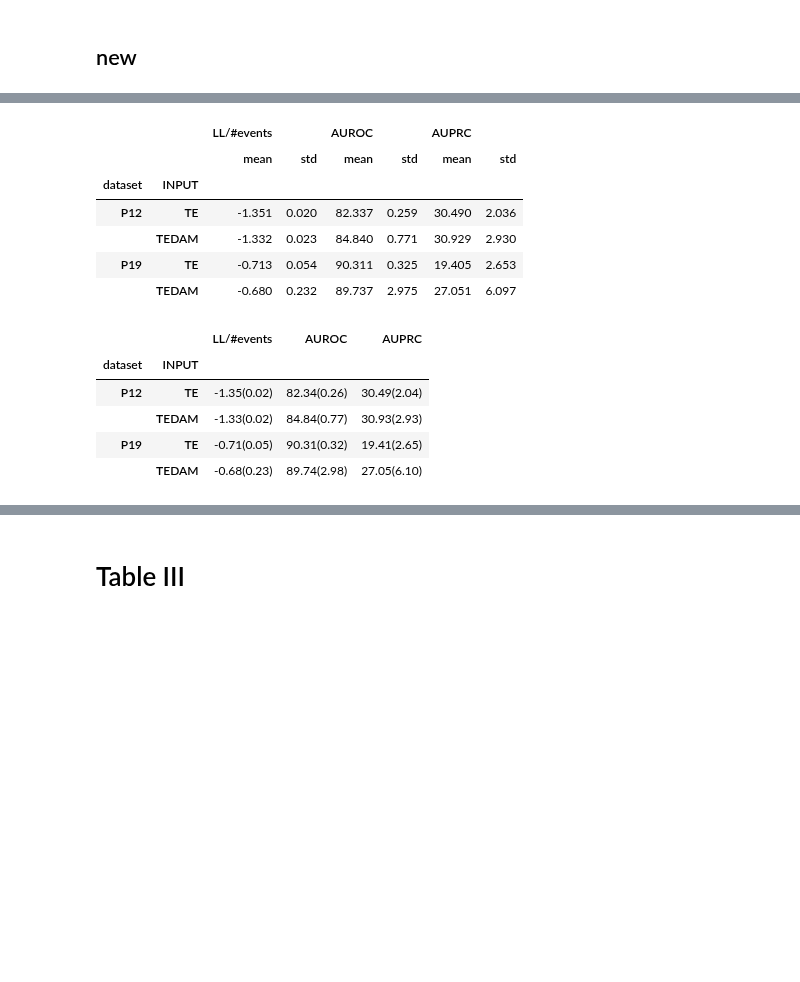
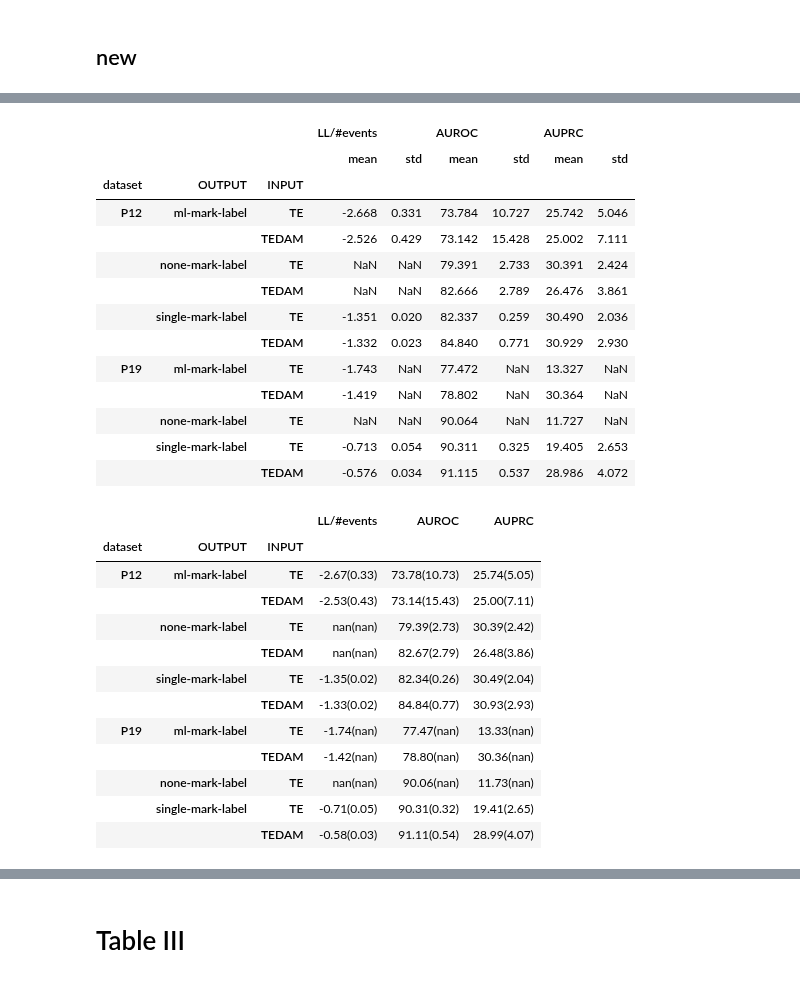
Before and after one commit to hojjatkarami/tedam2, a Jupyter notebook: jup_res.ipynb, the cells around one changed output, grey strips where cells are left out. Saved outputs shown, nothing was run; the diff lists cells and outputs as text; code cells hidden in the pictures; blank space fills up the shorter version.

```diff
--- a/jup_res.ipynb
+++ b/jup_res.ipynb
@@ -399,5 +399,5 @@ df_filt
 # %%
-i_groupby_row =['dataset','INPUT']
+i_groupby_row =['dataset','OUTPUT','INPUT']
 i_groupby_col = ['time_enc']
 i_groupby_col=[]
 i_agg = ['split']
@@ -423,6 +423,7 @@ df = df[i_groupby_row + i_groupby_col + i_agg + i_metric]
 df = df.rename(columns=dict_rename_metrics)
 df[['AUROC','AUPRC']] = df[['AUROC','AUPRC']]*100
 i_metric = list(dict_rename_metrics.values())
+
 
 # df = df.melt(id_vars=i_groupby_row + i_groupby_col + i_agg ,value_vars=i_metric, var_name='Metric')
 
@@ -431,46 +432,60 @@ i_metric = list(dict_rename_metrics.values())
 
 a0 = df.groupby(i_groupby_row + i_groupby_col)[i_metric].size().rename('runs')
 
 a1 = df.groupby(i_groupby_row + i_groupby_col)[i_metric].aggregate(i_stats).round(3)
 a1
 a1 = df.groupby(i_groupby_row + i_groupby_col)[i_metric].aggregate(lambda x:f'{round(x.mean()*1,2):.2f}({round(x.std()*1,2):.2f})'  )#.reset_index() #
 a1
 
 # a4 = df.groupby(i_by)[i_metric].apply(lambda x:x.round(3).tolist())   # x.round(3).tolist()
 
 # a1.loc[   a1['mod'].isin(['ml','mc']) , 'mod']='PP(ML/MC)'
 # a1.loc[   a1['mod'].isin(['none']) , 'mod']='AE'
 # a1.loc[   a1['mod'].isin(['single']) , 'mod']='PP(single)'
 
 
 
 
 
 # df_result = a1.melt(id_vars=i_groupby_row + i_groupby_col,value_vars=i_metric, var_name='Metric')
 
 
 
 # # df = df.melt(id_vars=i_groupby_row + i_groupby_col + i_agg ,value_vars=i_metric, var_name='Metric')
 
 # df_result = df_result.pivot(index=i_groupby_row+['Metric'],columns=i_groupby_col)
 
 # # remove irrelevant metrics
 # df_result = df_result.replace('nan (nan)', np.nan).dropna(axis=0,how='all')
 # df_result
 # %% [output]
-|  |  | LL/#events |  | AUROC |  | AUPRC |  |
-|  |  | mean | std | mean | std | mean | std |
-| dataset | INPUT |  |  |  |  |  |  |
-| P12 | TE | -1.351 | 0.020 | 82.337 | 0.259 | 30.490 | 2.036 |
-|  | TEDAM | -1.332 | 0.023 | 84.840 | 0.771 | 30.929 | 2.930 |
-| P19 | TE | -0.713 | 0.054 | 90.311 | 0.325 | 19.405 | 2.653 |
-|  | TEDAM | -0.680 | 0.232 | 89.737 | 2.975 | 27.051 | 6.097 |
+|  |  |  | LL/#events |  | AUROC |  | AUPRC |  |
+|  |  |  | mean | std | mean | std | mean | std |
+| dataset | OUTPUT | INPUT |  |  |  |  |  |  |
+| P12 | ml-mark-label | TE | -2.668 | 0.331 | 73.784 | 10.727 | 25.742 | 5.046 |
+|  |  | TEDAM | -2.526 | 0.429 | 73.142 | 15.428 | 25.002 | 7.111 |
+|  | none-mark-label | TE | NaN | NaN | 79.391 | 2.733 | 30.391 | 2.424 |
+|  |  | TEDAM | NaN | NaN | 82.666 | 2.789 | 26.476 | 3.861 |
+|  | single-mark-label | TE | -1.351 | 0.020 | 82.337 | 0.259 | 30.490 | 2.036 |
+|  |  | TEDAM | -1.332 | 0.023 | 84.840 | 0.771 | 30.929 | 2.930 |
+| P19 | ml-mark-label | TE | -1.743 | NaN | 77.472 | NaN | 13.327 | NaN |
+|  |  | TEDAM | -1.419 | NaN | 78.802 | NaN | 30.364 | NaN |
+|  | none-mark-label | TE | NaN | NaN | 90.064 | NaN | 11.727 | NaN |
+|  | single-mark-label | TE | -0.713 | 0.054 | 90.311 | 0.325 | 19.405 | 2.653 |
+|  |  | TEDAM | -0.576 | 0.034 | 91.115 | 0.537 | 28.986 | 4.072 |
-|  |  | LL/#events | AUROC | AUPRC |
-| dataset | INPUT |  |  |  |
-| P12 | TE | -1.35(0.02) | 82.34(0.26) | 30.49(2.04) |
-|  | TEDAM | -1.33(0.02) | 84.84(0.77) | 30.93(2.93) |
-| P19 | TE | -0.71(0.05) | 90.31(0.32) | 19.41(2.65) |
-|  | TEDAM | -0.68(0.23) | 89.74(2.98) | 27.05(6.10) |
+|  |  |  | LL/#events | AUROC | AUPRC |
+| dataset | OUTPUT | INPUT |  |  |  |
+| P12 | ml-mark-label | TE | -2.67(0.33) | 73.78(10.73) | 25.74(5.05) |
+|  |  | TEDAM | -2.53(0.43) | 73.14(15.43) | 25.00(7.11) |
+|  | none-mark-label | TE | nan(nan) | 79.39(2.73) | 30.39(2.42) |
+|  |  | TEDAM | nan(nan) | 82.67(2.79) | 26.48(3.86) |
+|  | single-mark-label | TE | -1.35(0.02) | 82.34(0.26) | 30.49(2.04) |
+|  |  | TEDAM | -1.33(0.02) | 84.84(0.77) | 30.93(2.93) |
+| P19 | ml-mark-label | TE | -1.74(nan) | 77.47(nan) | 13.33(nan) |
+|  |  | TEDAM | -1.42(nan) | 78.80(nan) | 30.36(nan) |
+|  | none-mark-label | TE | nan(nan) | 90.06(nan) | 11.73(nan) |
+|  | single-mark-label | TE | -0.71(0.05) | 90.31(0.32) | 19.41(2.65) |
+|  |  | TEDAM | -0.58(0.03) | 91.11(0.54) | 28.99(4.07) |
 # %%
 df_result.transpose().sort_values(by=i_groupby_col,axis=0)
 # %% [output]
```
Also changed, not shown: parts of 4 cells of this notebook, 2 other files.
